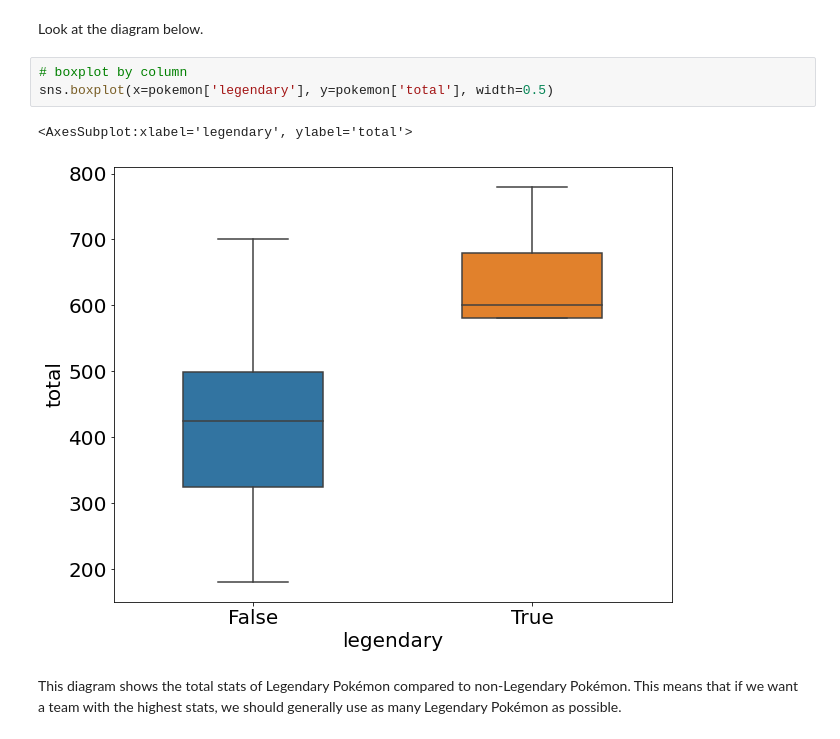
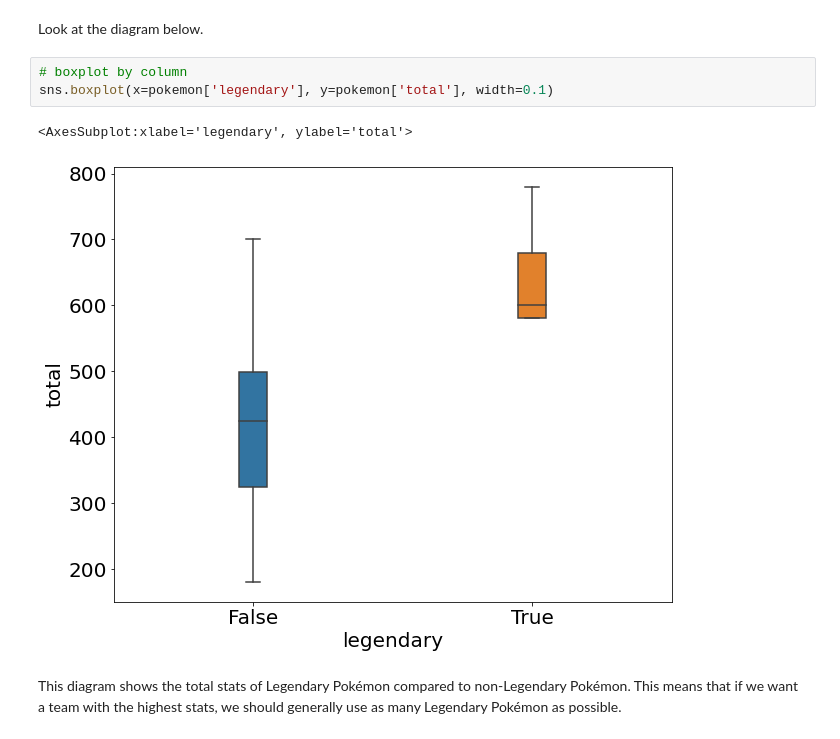
Before and after one commit to TurnipGuy30/Jupyter, a Jupyter notebook: Assignment/Data Analysis.ipynb, the cells around one changed output. Drawn from its saved outputs; the diff is of its cells as text.

```diff
--- a/Assignment/Data Analysis.ipynb
+++ b/Assignment/Data Analysis.ipynb
@@ -218,10 +218,10 @@ plt.title('Sp. Attack v Sp. Defense');
 Look at the diagram below.
 # %%
 # boxplot by column
-sns.boxplot(x=pokemon['legendary'], y=pokemon['total'], width=0.5)
+sns.boxplot(x=pokemon['legendary'], y=pokemon['total'], width=0.1)
 # %% [output]
 <AxesSubplot:xlabel='legendary', ylabel='total'>
-[figure, old version]
+[figure, new version]
 # %% [markdown]
 This diagram shows the total stats of Legendary Pokémon compared to non-Legendary Pokémon. This means that if we want a team with the highest stats, we should generally use as many Legendary Pokémon as possible.
 # %%
```
